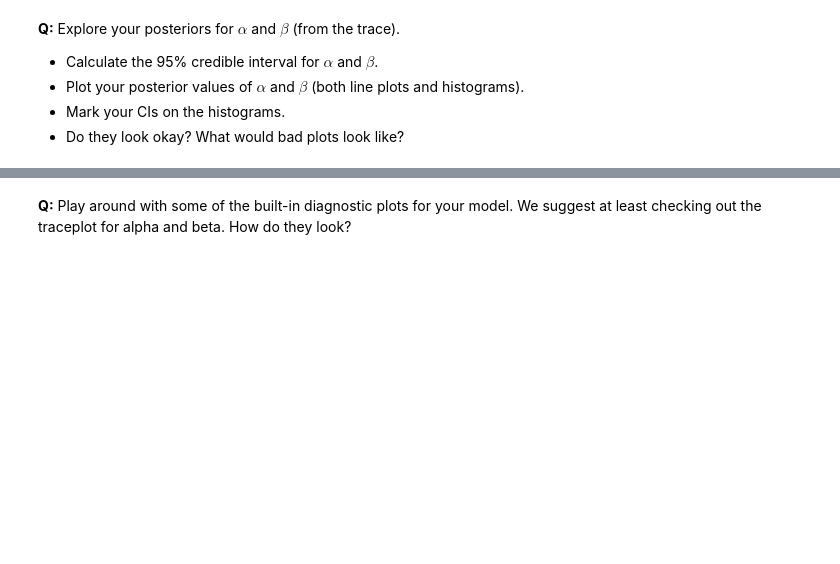
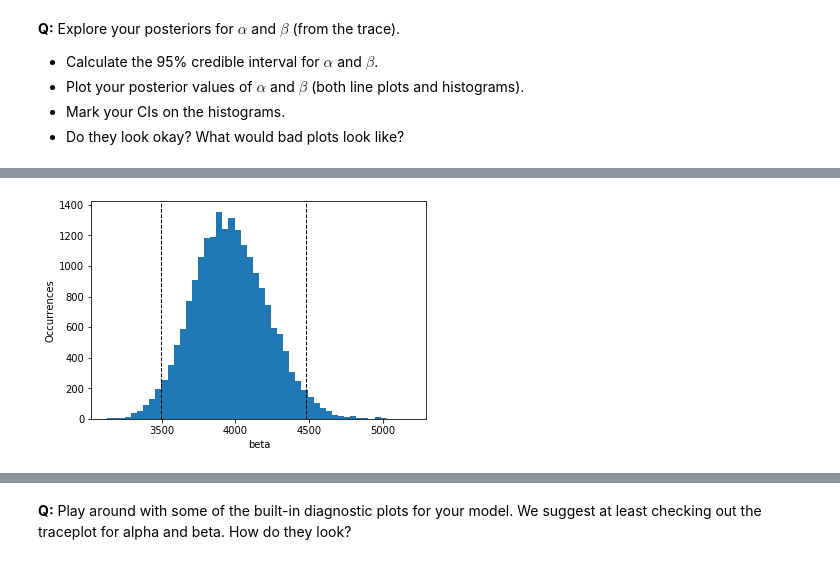
Before and after one commit to chejuichia/DataScienceStudy, a Jupyter notebook: Bayesian_stats_Q6.28/inferential_statistics_3-Q.ipynb, the cells around one changed output, grey strips where cells are left out. Cells and saved outputs as stored; diff of their text form; code cells hidden in the pictures; blank space fills up the shorter version.

```diff
--- a/Bayesian_stats_Q6.28/inferential_statistics_3-Q.ipynb
+++ b/Bayesian_stats_Q6.28/inferential_statistics_3-Q.ipynb
@@ -120,0 +155,8 @@ __A:__
+# %%
+_ = plt.hist(beta, bins=50)
+_ = plt.axvline(beta_ci[0], color='k', linestyle='dashed', linewidth=1)
+_ = plt.axvline(beta_ci[1], color='k', linestyle='dashed', linewidth=1)
+_ = plt.xlabel('beta')
+_ = plt.ylabel('Occurrences');
+# %% [output]
+[figure, added]
```
Also changed, not shown: parts of 20 cells of this notebook.
